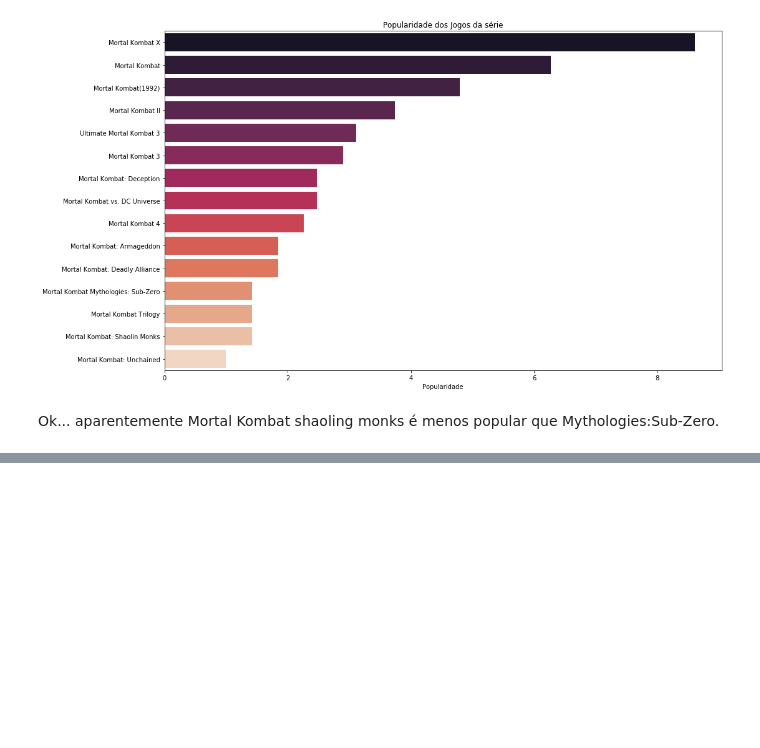
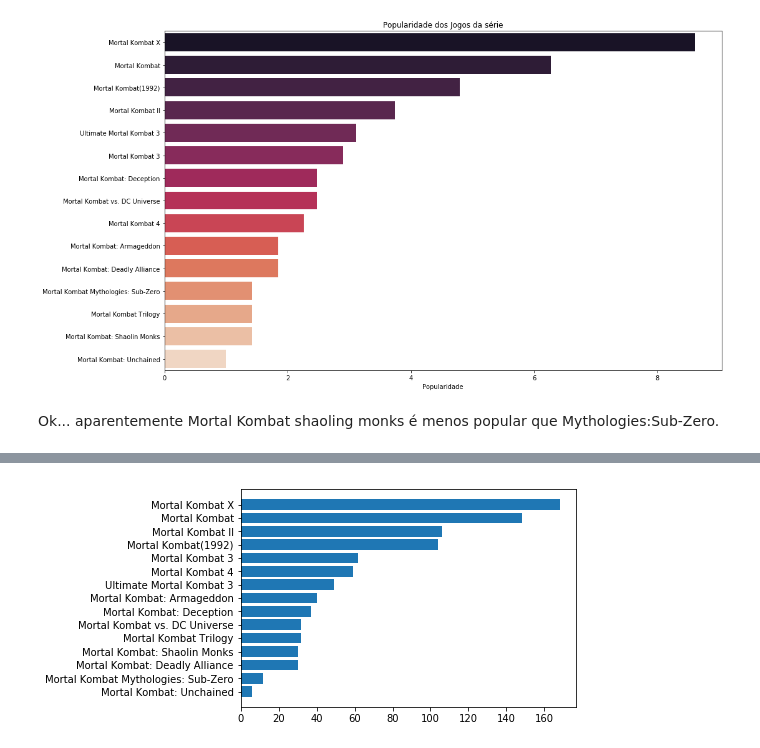
Before and after one commit to lorransr/mk_analysis, a Jupyter notebook: MK_analysis.ipynb, the cells around one changed output, grey strips where cells are left out. Saved outputs shown, nothing was run; the diff lists cells and outputs as text; code cells hidden in the pictures; blank space fills up the shorter version.

```diff
--- a/MK_analysis.ipynb
+++ b/MK_analysis.ipynb
@@ -440,0 +409,10 @@ df[df["name"]=="Mortal Kombat Mythologies: Sub-Zero"]
+# %%
+height = df.total_rating_count.sort_values(ascending=True)
+bars = df.sort_values(by="total_rating_count",ascending =True).name
+y_pos = np.arange(len(bars))
+
+
+plt.barh(y=bars,width= height)
+plt.show()
+# %% [output]
+[figure, added]
```
Also changed, not shown: parts of 10 cells of this notebook.
